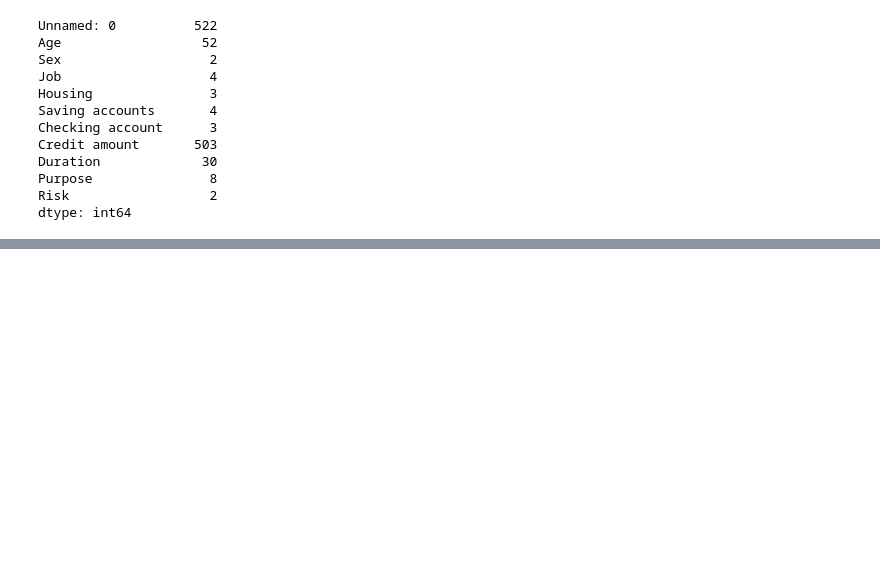
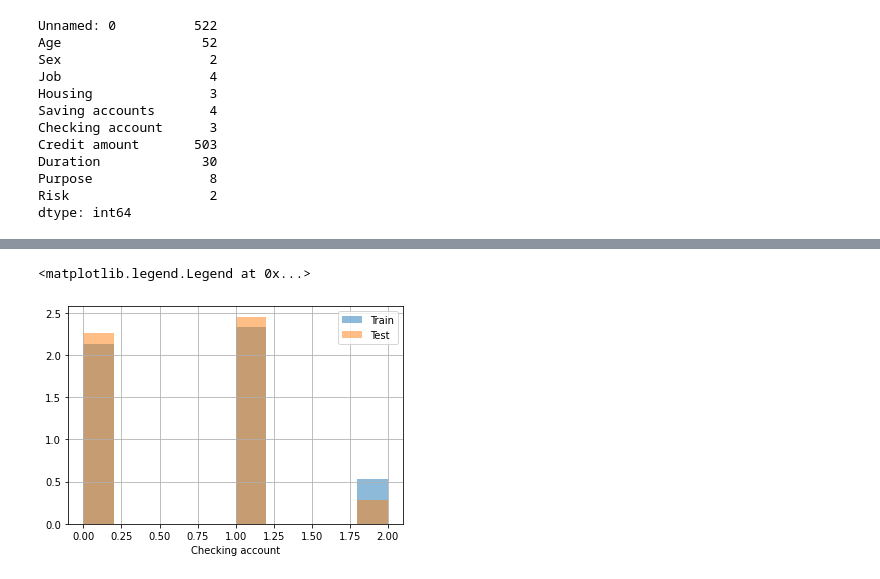
Before and after one commit to stepanov2112/Machine-Learning, a Jupyter notebook: ML_regression.ipynb, the cells around one changed output, grey strips where cells are left out. Drawn from its saved outputs; the diff is of its cells as text; code cells hidden in the pictures; blank space fills up the shorter version.

```diff
--- a/ML_regression.ipynb
+++ b/ML_regression.ipynb
@@ -80,0 +173,9 @@ dtype: int64
+# %%
+y = data['Risk']
+X = data.drop(columns = ['Risk'])
+X_train, X_test, y_train, y_test = train_test_split(X,y, test_size = 0.1)
+
+df_train = pd.concat([X_train, y_train], axis = 1)
+df_test = pd.concat([X_test, y_test], axis = 1)
+
+print(df_train.shape, df_test.shape)
@@ -80,0 +193,8 @@ dtype: int64
+# %%
+df_train.loc[:, 'Checking account'].hist(alpha=0.5, label='Train', density=True)
+df_test.loc[:, 'Checking account'].hist(alpha=0.5, label='Test', density=True)
+plt.xlabel('Checking account')
+plt.legend()
+# %% [output]
+<matplotlib.legend.Legend at 0x...>
+[figure, added]
```
Also changed, not shown: parts of 19 cells of this notebook.
